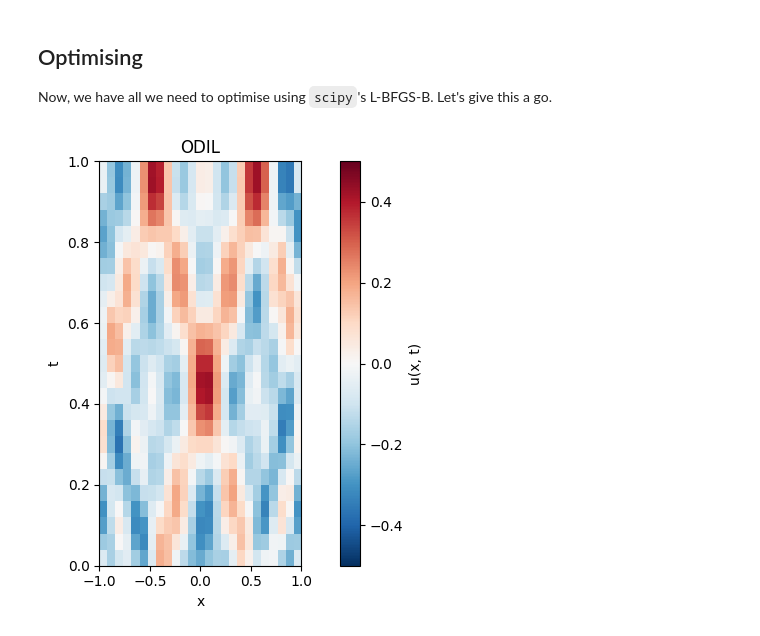
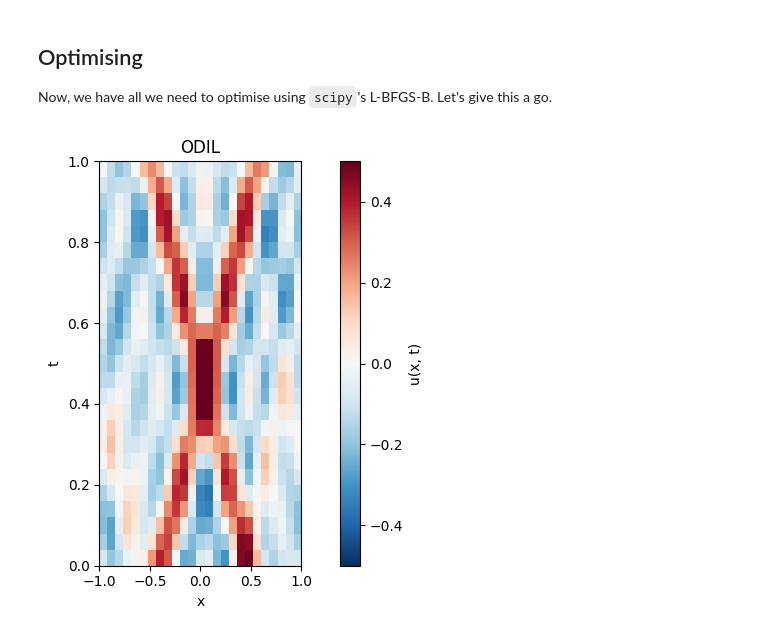
Before and after one commit to Commit2Cosmos/Transcranial-Ultrasound-ODIL, a Jupyter notebook: notebooks/reproduction/odil.ipynb, the cells around one changed output. Saved outputs shown, nothing was run; the diff lists cells and outputs as text; code cells hidden in the pictures.

Commit message:
update: ODIL plot

```diff
--- a/notebooks/reproduction/odil.ipynb
+++ b/notebooks/reproduction/odil.ipynb
@@ -229,6 +229,7 @@ class DiscretePDELoss:
         p = params.reshape(self.u.N, self.u.I)
 
         g_0_i = jnp.zeros(self.u.I)
+        g_1_i = jnp.zeros(self.u.I)
         g_n_0 = jnp.zeros(self.u.N)
         g_n_I = jnp.zeros(self.u.N)
 
@@ -237,13 +238,14 @@ class DiscretePDELoss:
 
         for k in range(1, 6):
             kpi = k * jnp.pi
-            g_0_i += 0.2 * (jnp.cos((xs + 0.5) * kpi) + jnp.cos((xs - 0.5) * kpi))
+            g_0_i += 0.1 * (jnp.cos((xs + 0.5) * kpi) + jnp.cos((xs - 0.5) * kpi))
+            g_1_i += 0.1 * kpi * (jnp.sin((xs + 0.5) * kpi) - jnp.sin((xs - 0.5) * kpi))
             g_n_0 += 0.1 * (jnp.cos((self.u.x_0 - ts + 0.5) * kpi) + jnp.cos((self.u.x_0 + ts - 0.5) * kpi))
             g_n_I += 0.1 * (jnp.cos((self.u.x_I - ts + 0.5) * kpi) + jnp.cos((self.u.x_I + ts - 0.5) * kpi))
 
         return jnp.concatenate([
             p[0, :] - g_0_i,
-            (p[1, :] - p[0, :]) / self.u.dt,   # gt = 0
+            (p[1, :] - p[0, :]) / self.u.dt - g_1_i, # u_t(x, 0) = g_1_i
             p[:, 0]  - g_n_0,
             p[:, -1] - g_n_I,
         ])
@@ -260,18 +262,18 @@ functional = DiscretePDELoss(u)
 # %%
 # jit compile gradient function
 f_jit = jax.jit(functional)
 grad_f = jax.jit(jax.grad(functional)) # specify the gradient using jax
 
 # optimise
 result = scopt.minimize(
     functional,
     x0=u._data.copy(),
     jac=grad_f,
     method='L-BFGS-B',
-    options={'maxiter': 5000, 'ftol': 1e-12, 'gtol': 1e-8}
+    options={'maxiter': 10000, 'ftol': 1e-12, 'gtol': 1e-8}
 )
 
 u._data = result.x
 u.show('ODIL')
 # %% [output]
-[figure, old version]
+[figure, new version]
```
Also changed, not shown: parts of 2 cells of this notebook.
